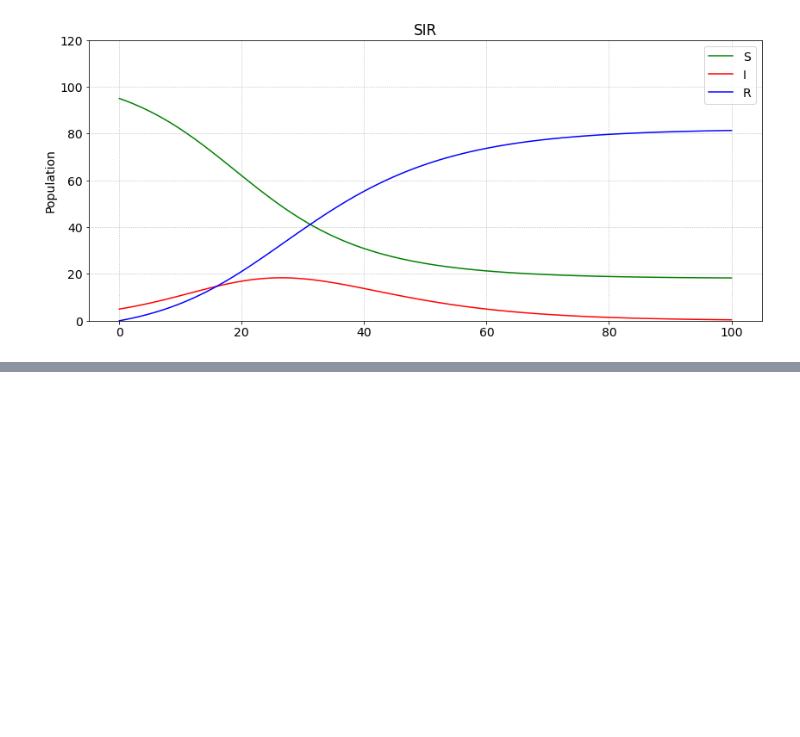
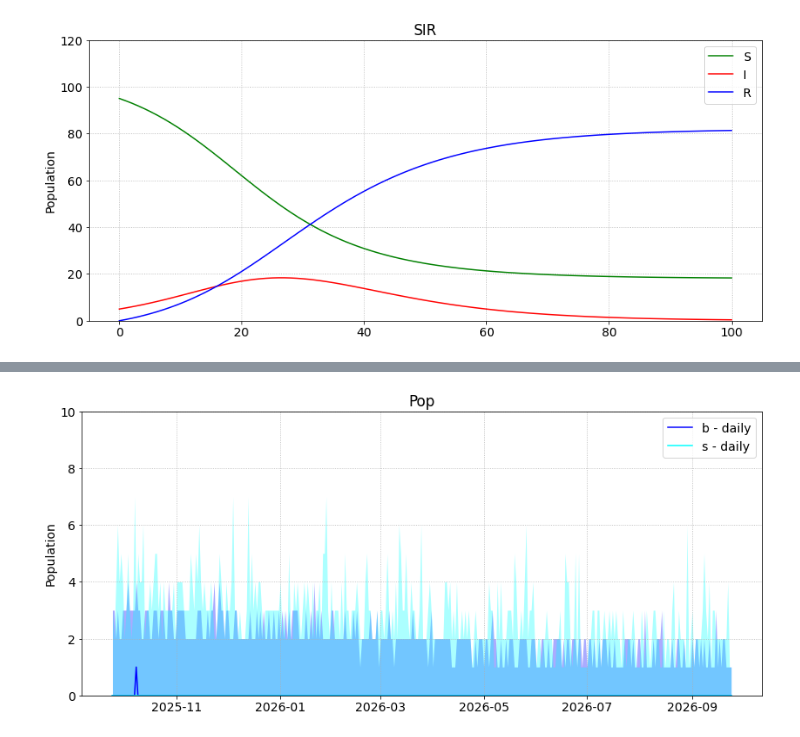
Before and after one commit to DND-DRDC-RDDC/OS_PyCoMod, a Jupyter notebook: test.ipynb, the cells around one changed output, grey strips where cells are left out. Saved outputs shown, nothing was run; the diff lists cells and outputs as text; code cells hidden in the pictures; blank space fills up the shorter version.

```diff
--- a/test.ipynb
+++ b/test.ipynb
@@ -771,0 +850,8 @@ plt.plot(mgr['My run']['output']['R'], color='blue', label='R')
+# %%
+plt = pcm.Plotter(title='Pop', ylabel='Population', fontsize=14, ylimit=[0,10], xdates=True)
+#plt.plot(mgr['b - weekly']['output_mc']['Fa'], color='green', interval=90, label='b - weekly', step=False)
+plt.plot(mgr['b - daily']['output_mc']['Fa'], color='blue', interval=100, label='b - daily', step=False)
+#plt.plot(mgr['s - weekly']['output_mc']['Fa'], color='red', interval=90, label='s - weekly', step=True)
+plt.plot(mgr['s - daily']['output_mc']['Fa'], color='cyan', interval=100, label='s - daily', step=True)
+# %% [output]
+[figure, added]
```
Also changed, not shown: parts of 30 cells of this notebook, 2 other files.
